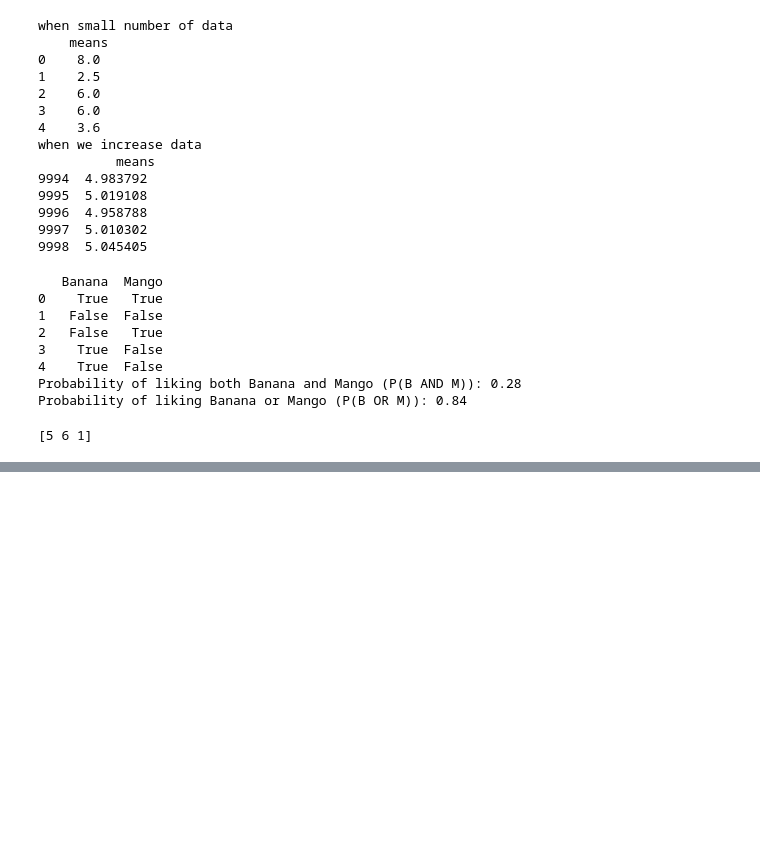
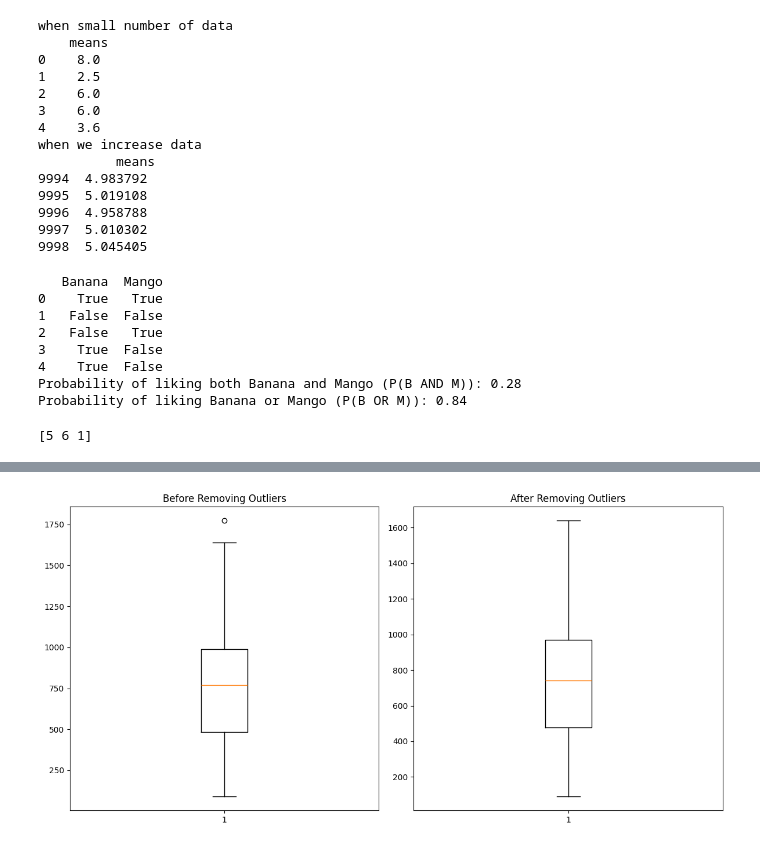
Before and after one commit to Dr-bijay-neupane/code-repository, a Jupyter notebook: test.ipynb, the cells around one changed output, grey strips where cells are left out. Cells and saved outputs as stored; diff of their text form; code cells hidden in the pictures; blank space fills up the shorter version.

```diff
--- a/test.ipynb
+++ b/test.ipynb
@@ -548,0 +618,36 @@ print(np.random.choice(seed,3))
+# %%
+import numpy as np
+import matplotlib.pyplot as plt
+
+# Given data
+friends = [109, 1017, 1127, 418, 625, 957, 89, 950, 946, 797, 981,
+           125, 455, 731, 1640, 485, 1309, 472, 1132, 1773, 906, 531,
+           742, 621]
+
+# Step 1: Calculate Q1, Q3, and IQR
+Q1 = np.percentile(friends, 25)
+Q3 = np.percentile(friends, 75)
+IQR = Q3 - Q1
+
+# Step 2: Calculate lower and upper bounds
+lower_bound = Q1 - 1.5 * IQR
+upper_bound = Q3 + 1.5 * IQR
+
+# Step 3: Remove outliers
+filtered_friends = [x for x in friends if lower_bound <= x <= upper_bound]
+
+# Plotting before and after removing outliers
+fig, (ax1, ax2) = plt.subplots(1, 2, figsize=(12, 6))
+
+# Before removing outliers
+ax1.boxplot(friends)
+ax1.set_title("Before Removing Outliers")
+
+# After removing outliers
+ax2.boxplot(filtered_friends)
+ax2.set_title("After Removing Outliers")
+
+plt.tight_layout()
+plt.show()
+# %% [output]
+[figure, added]
```
Also changed, not shown: parts of 9 cells of this notebook, 10 other files.
